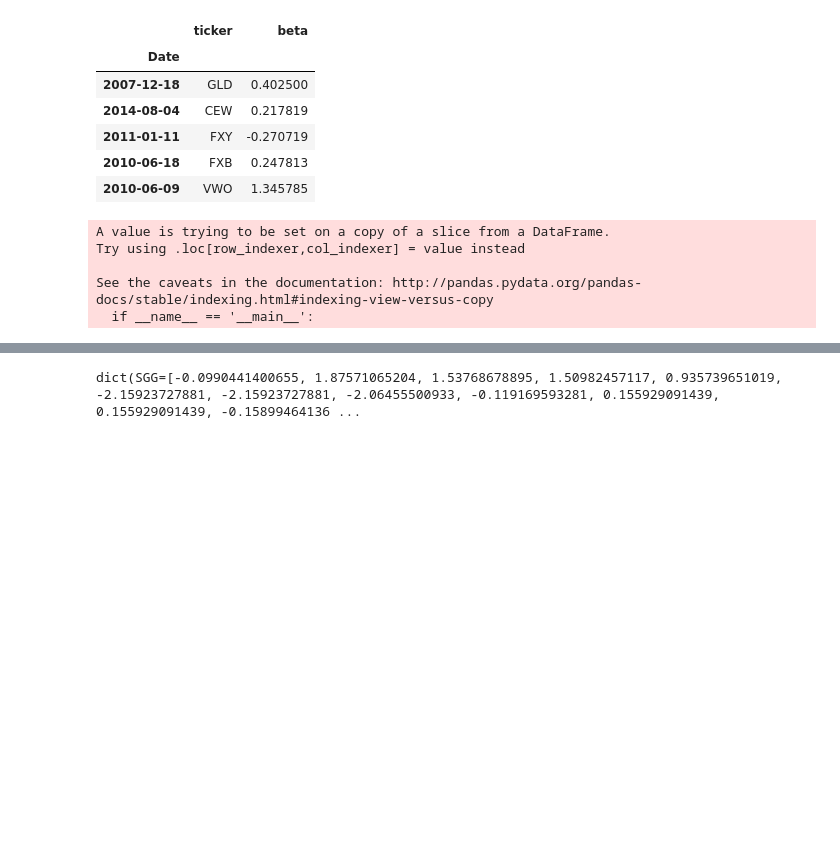
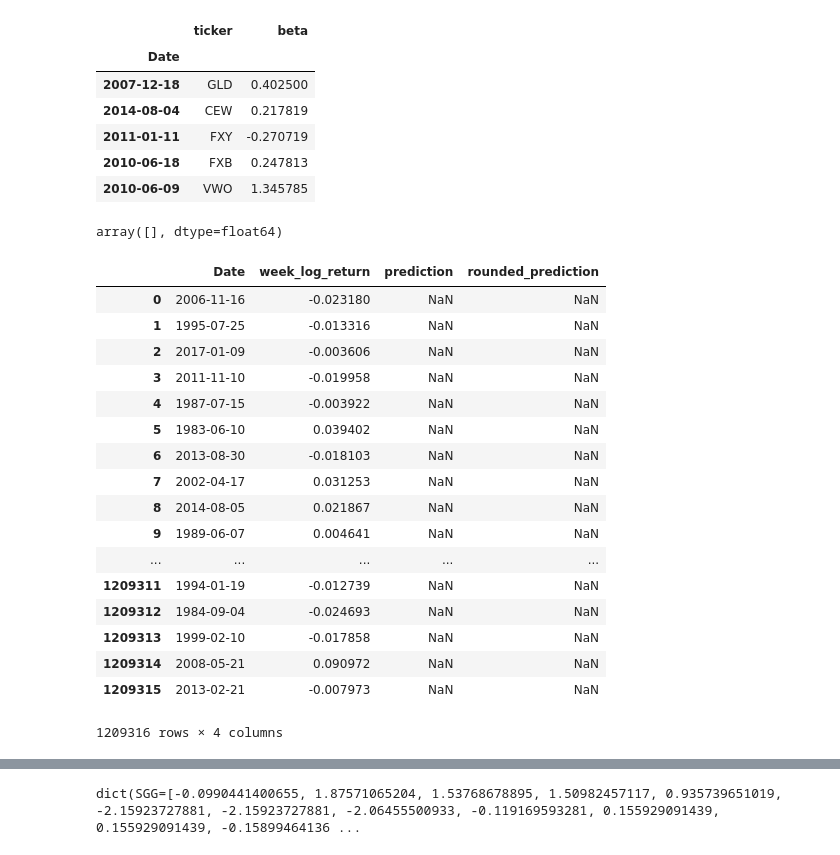
Before and after one commit to bglick13/Bayesian-Stock-Models, a Jupyter notebook: Value and Momentum - No Vol Adjustment.ipynb, the cells around one changed output, grey strips where cells are left out. Drawn from its saved outputs; the diff is of its cells as text; code cells hidden in the pictures; blank space fills up the shorter version.

```diff
--- a/Value and Momentum - No Vol Adjustment.ipynb
+++ b/Value and Momentum - No Vol Adjustment.ipynb
@@ -374,9 +187,29 @@ def calc_prediction_helper(row, *args):
+# %%
+mom_trace.get_values('a_volume')
+# %% [output]
+array([], dtype=float64)
 # %%
-test['prediction'] = test.apply(calc_prediction_helper, axis=1, args=('momentum', ))
+y_test['prediction'] = 0
+y_test['prediction'] = X_test.apply(calc_prediction_helper, axis=1, args=('momentum', ))
-# %% [output]
-A value is trying to be set on a copy of a slice from a DataFrame.
-Try using .loc[row_indexer,col_indexer] = value instead
-
-See the caveats in the documentation: http://pandas.pydata.org/pandas-docs/stable/indexing.html#indexing-view-versus-copy
-  if __name__ == '__main__':
+# %%
+y_test
+# %% [output]
+|  | Date | week_log_return | prediction | rounded_prediction |
+| 0 | 2006-11-16 | -0.023180 | NaN | NaN |
+| 1 | 1995-07-25 | -0.013316 | NaN | NaN |
+| 2 | 2017-01-09 | -0.003606 | NaN | NaN |
+| 3 | 2011-11-10 | -0.019958 | NaN | NaN |
+| 4 | 1987-07-15 | -0.003922 | NaN | NaN |
+| 5 | 1983-06-10 | 0.039402 | NaN | NaN |
+| 6 | 2013-08-30 | -0.018103 | NaN | NaN |
+| 7 | 2002-04-17 | 0.031253 | NaN | NaN |
+| 8 | 2014-08-05 | 0.021867 | NaN | NaN |
+| 9 | 1989-06-07 | 0.004641 | NaN | NaN |
+| ... | ... | ... | ... | ... |
+| 1209311 | 1994-01-19 | -0.012739 | NaN | NaN |
+| 1209312 | 1984-09-04 | -0.024693 | NaN | NaN |
+| 1209313 | 1999-02-10 | -0.017858 | NaN | NaN |
+| 1209314 | 2008-05-21 | 0.090972 | NaN | NaN |
+| 1209315 | 2013-02-21 | -0.007973 | NaN | NaN |
+1209316 rows × 4 columns
 # %%
```
Also changed, not shown: parts of 35 cells of this notebook, 2 other files.
